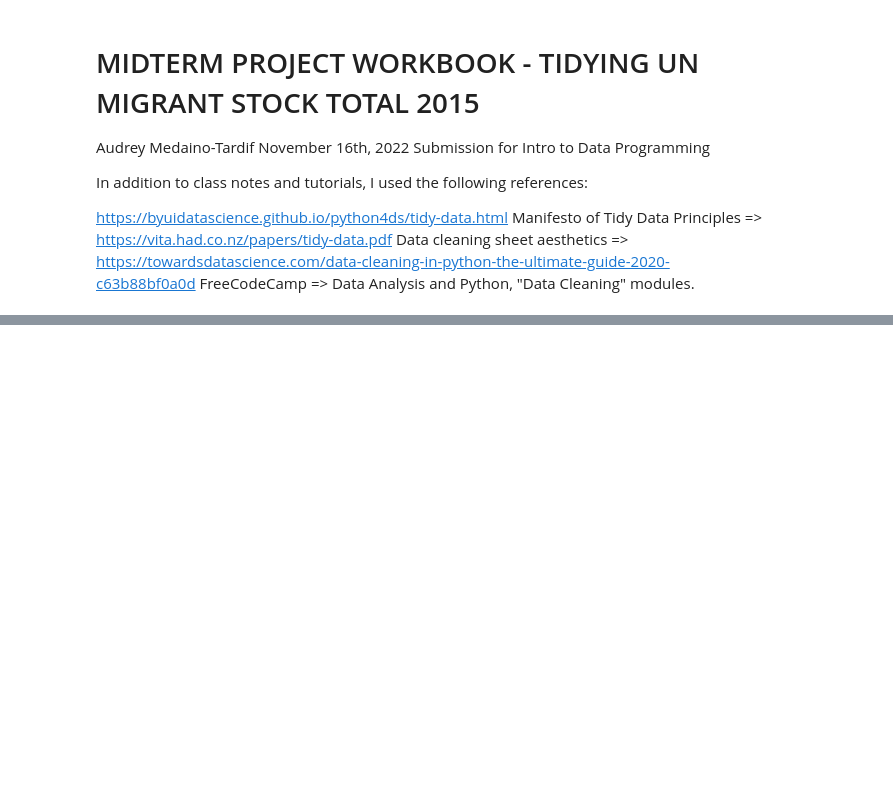
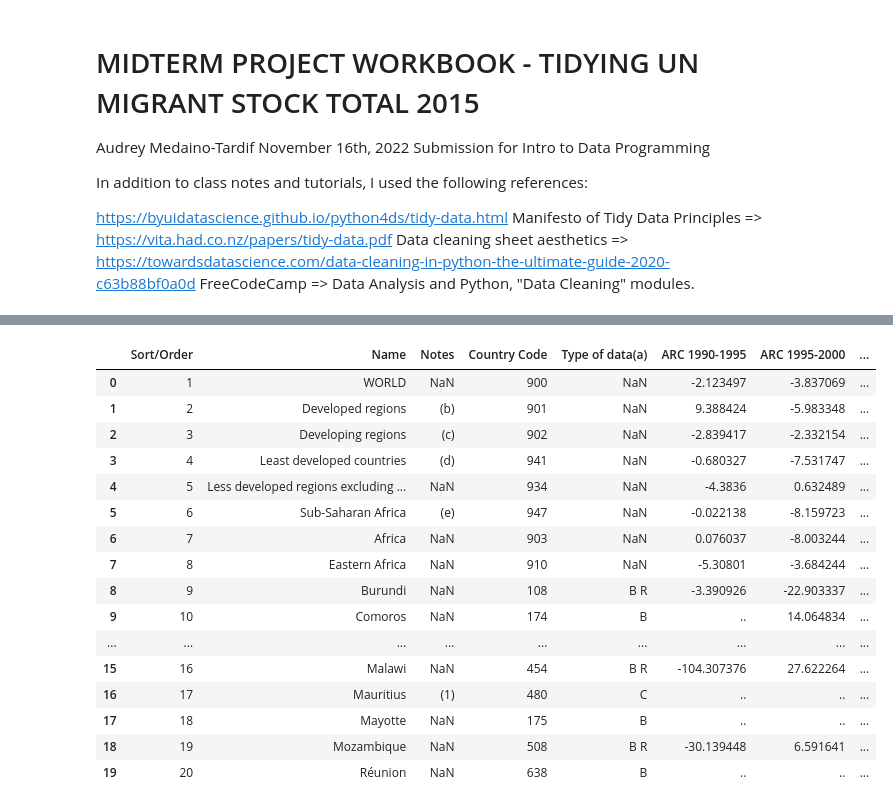
Before and after one commit to zhenwujason/inf1340-ZhenWuJason-Project, a Jupyter notebook: mid-term-project-submissions/data-cleaning.ipynb, the cells around one changed output, grey strips where cells are left out. Saved outputs shown, nothing was run; the diff lists cells and outputs as text; code cells hidden in the pictures; blank space fills up the shorter version.

```diff
--- a/mid-term-project-submissions/data-cleaning.ipynb
+++ b/mid-term-project-submissions/data-cleaning.ipynb
@@ -118,4 +112,0 @@ display(df_table1.head(3))
-# %%
-# Molten Dataset
-df_melted = df_table1.melt(id_vars = ["Sort/Order", 'Name', 'Notes', 'Country Code', 'Type of data(a)'], var_name="Year", value_name="# of Migrants")
-display(df_melted.head(4))
@@ -320,0 +569,3 @@ display(df_table2)
+# %%
+df_melted7 = df_table6.melt(id_vars = ["Sort/Order", 'Name', 'Notes', 'Country Code', 'Type of data(a)', "ARC 1990-1995", "ARC 1995-2000", "ARC 2000-2005", "ARC 2005-2010", "ARC 2010-2015","Year", "Refugee Stock Both Sexes"], var_name="Bananas", value_name="Percentage of Refugee Stock Within Migrant Stock")
+display(df_melted7.head(5))
@@ -320,0 +581,22 @@ display(df_table2)
+# %%
+df_melted7['Year'] = df_melted['Year'].map(lambda x: x.lstrip('TRS'))
+display(df_melted7.head(20))
+df_table6 = df_melted7
+# %% [output]
+|  | Sort/Order | Name | Notes | Country Code | Type of data(a) | ARC 1990-1995 | ARC 1995-2000 | ... |
+| 0 | 1 | WORLD | NaN | 900 | NaN | -2.123497 | -3.837069 | ... |
+| 1 | 2 | Developed regions | (b) | 901 | NaN | 9.388424 | -5.983348 | ... |
+| 2 | 3 | Developing regions | (c) | 902 | NaN | -2.839417 | -2.332154 | ... |
+| 3 | 4 | Least developed countries | (d) | 941 | NaN | -0.680327 | -7.531747 | ... |
+| 4 | 5 | Less developed regions excluding ... | NaN | 934 | NaN | -4.3836 | 0.632489 | ... |
+| 5 | 6 | Sub-Saharan Africa | (e) | 947 | NaN | -0.022138 | -8.159723 | ... |
+| 6 | 7 | Africa | NaN | 903 | NaN | 0.076037 | -8.003244 | ... |
+| 7 | 8 | Eastern Africa | NaN | 910 | NaN | -5.30801 | -3.684244 | ... |
+| 8 | 9 | Burundi | NaN | 108 | B R | -3.390926 | -22.903337 | ... |
+| 9 | 10 | Comoros | NaN | 174 | B | .. | 14.064834 | ... |
+| ... | ... | ... | ... | ... | ... | ... | ... | ... |
+| 15 | 16 | Malawi | NaN | 454 | B R | -104.307376 | 27.622264 | ... |
+| 16 | 17 | Mauritius | (1) | 480 | C | .. | .. | ... |
+| 17 | 18 | Mayotte | NaN | 175 | B | .. | .. | ... |
+| 18 | 19 | Mozambique | NaN | 508 | B R | -30.139448 | 6.591641 | ... |
+| 19 | 20 | Réunion | NaN | 638 | B | .. | .. | ... |
```
Also changed, not shown: parts of 36 cells of this notebook, 4 other files.
